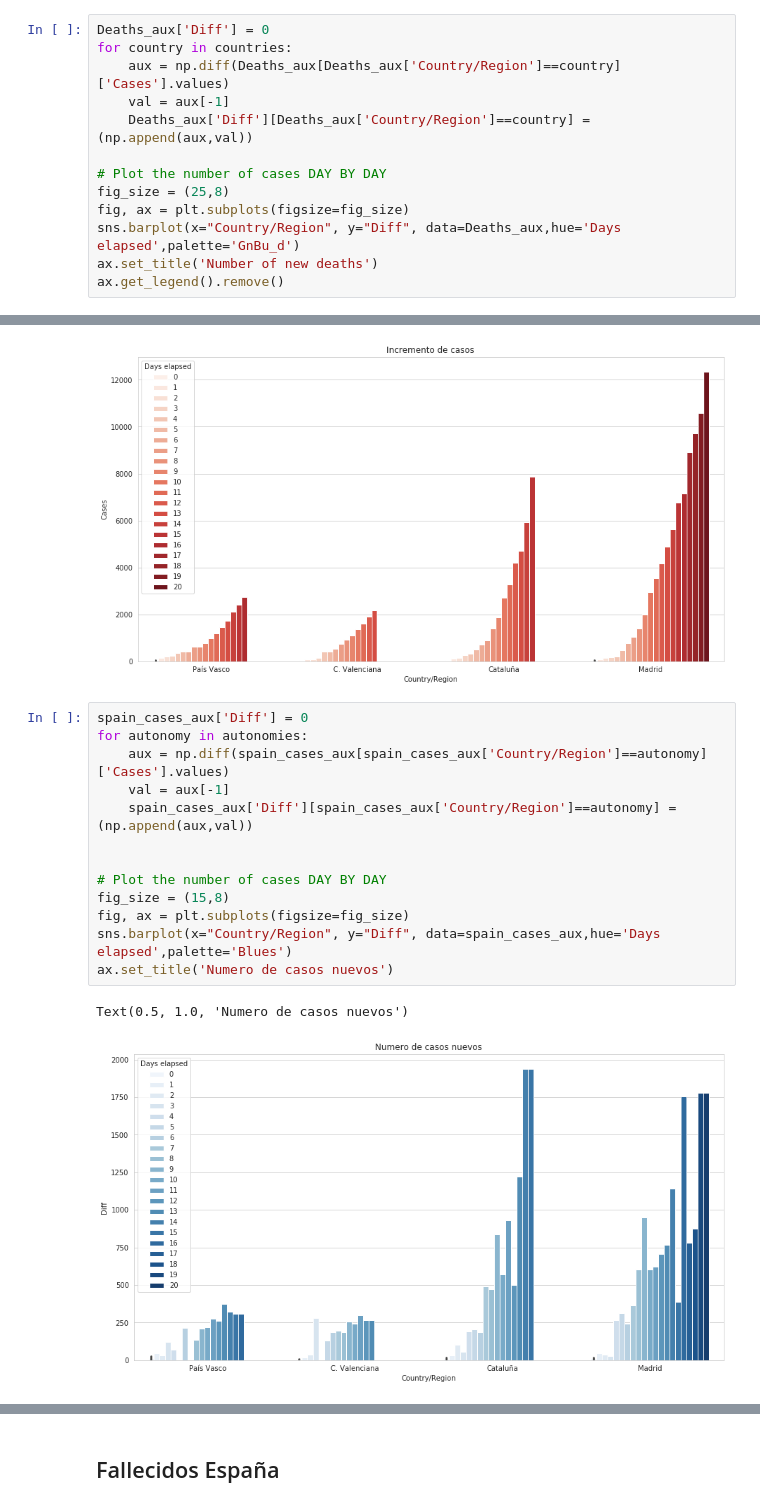
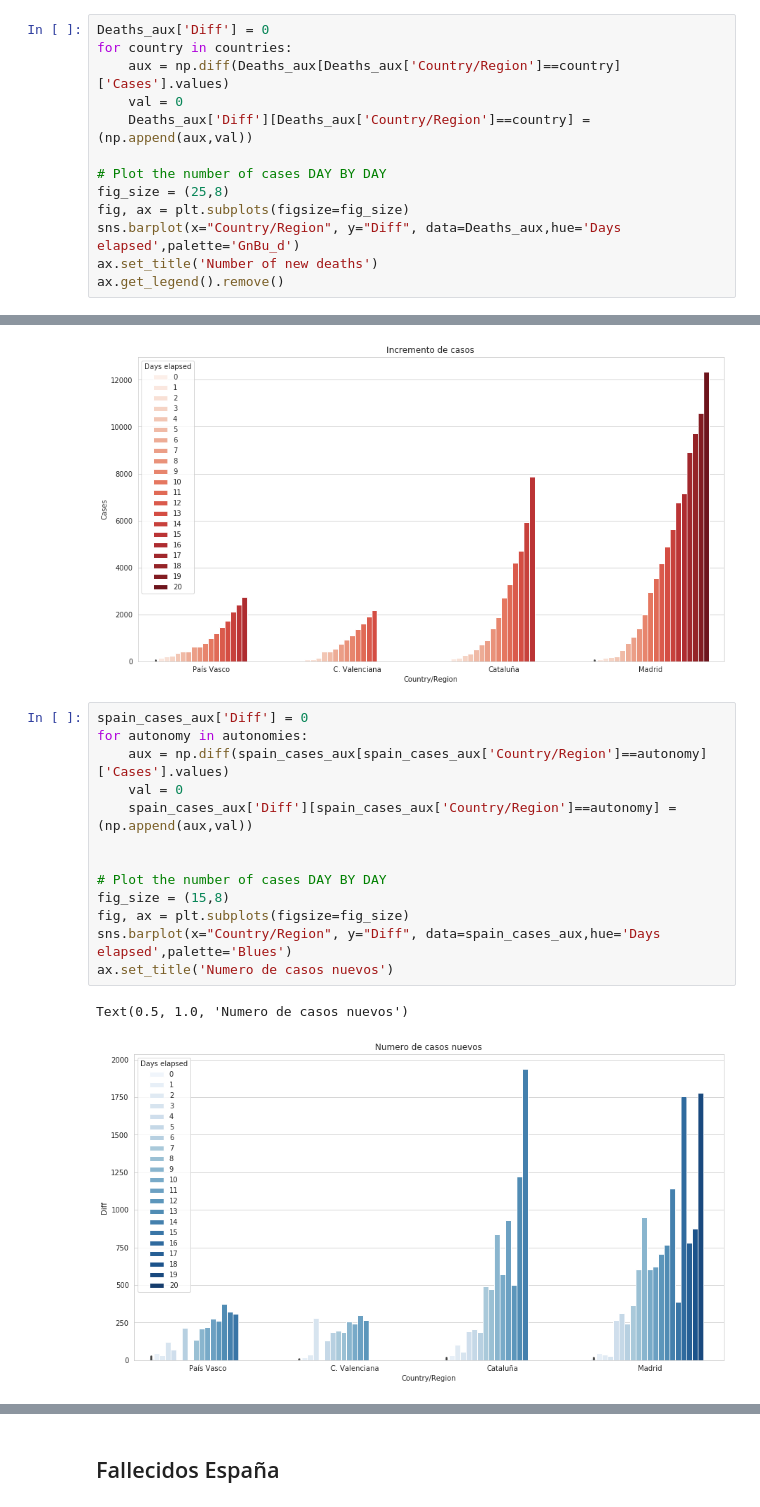
Before and after one commit to cmiglio/coronavirus_global_spain, a Jupyter notebook: plot_cases.ipynb, the cells around one changed output, grey strips where cells are left out. Drawn from its saved outputs; the diff is of its cells as text.

```diff
--- a/plot_cases.ipynb
+++ b/plot_cases.ipynb
@@ -68,7 +68,7 @@ ax=sns.lineplot(x="Days elapsed", y="Cases",
 Deaths_aux['Diff'] = 0
 for country in countries:
     aux = np.diff(Deaths_aux[Deaths_aux['Country/Region']==country]['Cases'].values)
-    val = aux[-1]
+    val = 0
     Deaths_aux['Diff'][Deaths_aux['Country/Region']==country] = (np.append(aux,val))
 
 # Plot the number of cases DAY BY DAY
@@ -145,19 +145,19 @@ Text(0.5, 1.0, 'Incremento de casos')
 # %%
 spain_cases_aux['Diff'] = 0
 for autonomy in autonomies:
     aux = np.diff(spain_cases_aux[spain_cases_aux['Country/Region']==autonomy]['Cases'].values)
-    val = aux[-1]
+    val = 0
     spain_cases_aux['Diff'][spain_cases_aux['Country/Region']==autonomy] = (np.append(aux,val))
 
 
 # Plot the number of cases DAY BY DAY
 fig_size = (15,8)
 fig, ax = plt.subplots(figsize=fig_size)
 sns.barplot(x="Country/Region", y="Diff", data=spain_cases_aux,hue='Days elapsed',palette='Blues')
 ax.set_title('Numero de casos nuevos')
 # %% [output]
 Text(0.5, 1.0, 'Numero de casos nuevos')
-[figure, old version]
+[figure, new version]
 # %%
 spain_cases['Aux'] = spain_cases['Year']+spain_cases['Month']+spain_cases['Day']
 spain_cases = spain_cases.sort_values(by=['Aux'])
```
Also changed, not shown: parts of 3 cells of this notebook.
